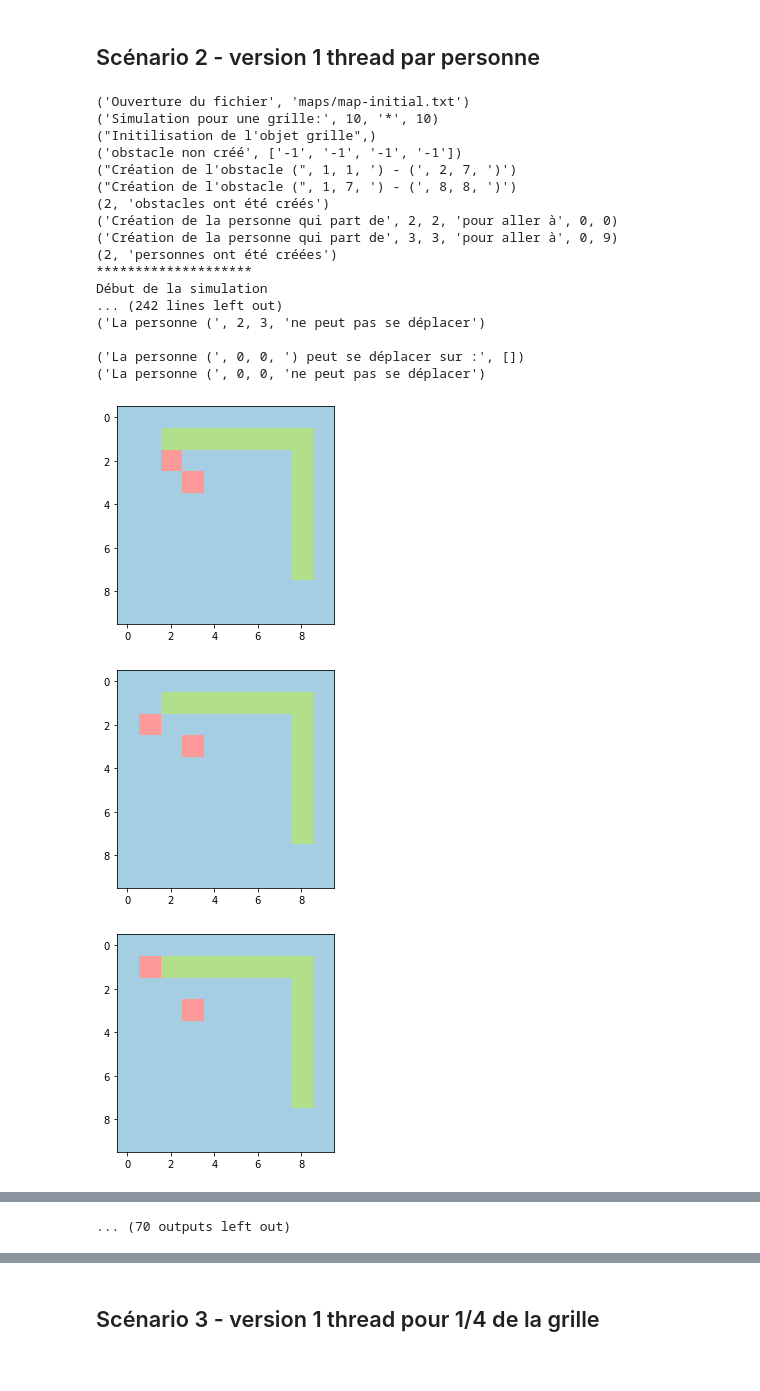
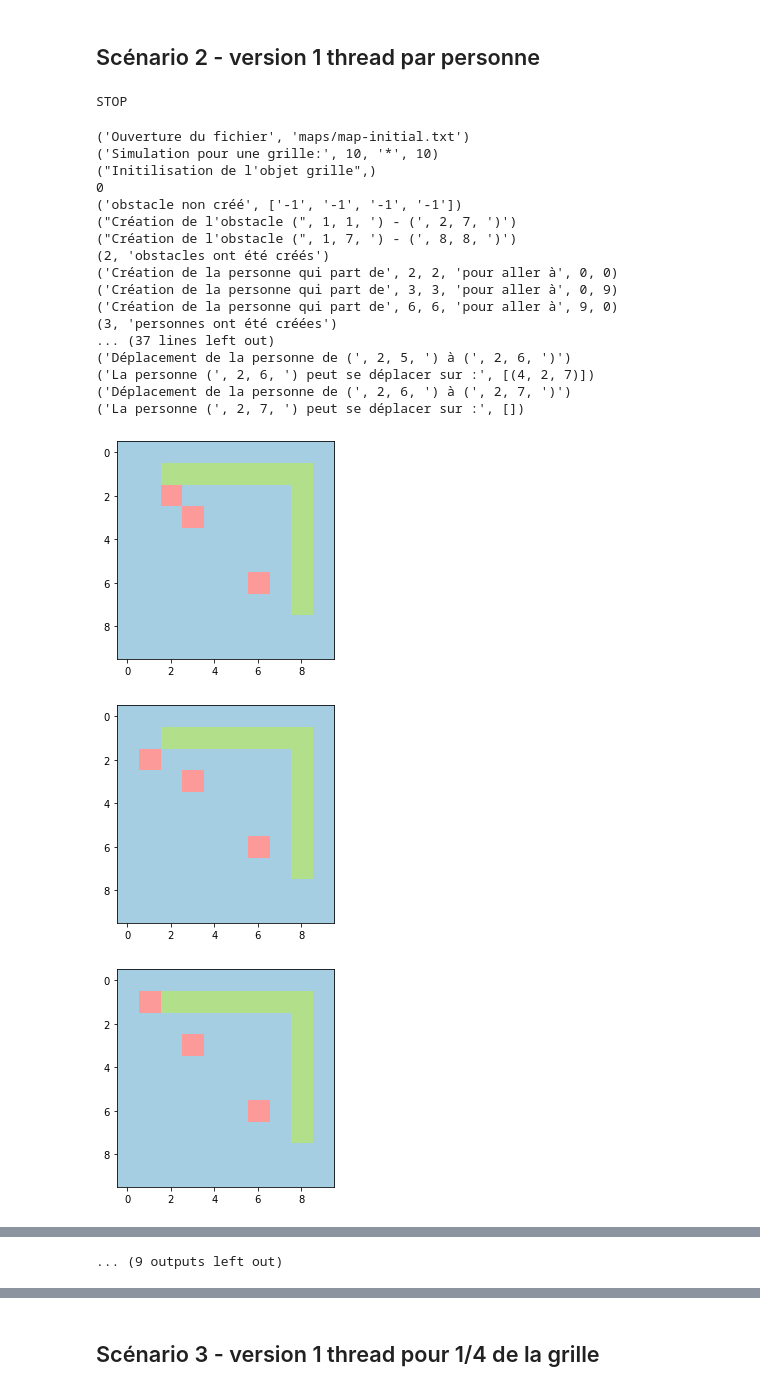
Before and after one commit to kevinushaka/prog-conc, a Jupyter notebook: rendu3_ushakakubwawe_adanlehoussi/rendu 3/simulation_deplacement_foule_etudiant.ipynb, the cells around one changed output, grey strips where cells are left out. Cells and saved outputs as stored; diff of their text form; code cells hidden in the pictures.

```diff
--- a/rendu3_ushakakubwawe_adanlehoussi/rendu 3/simulation_deplacement_foule_etudiant.ipynb
+++ b/rendu3_ushakakubwawe_adanlehoussi/rendu 3/simulation_deplacement_foule_etudiant.ipynb
@@ -1318,30 +1392,42 @@ Votre analyse du scénario 1
 class Grille_2(Grille):
     def __init__(self, Xmax, Ymax, UI, debug):
         Grille.__init__(self,Xmax,Ymax,UI,debug)
+        self.nbPersonneRunning=0
     # Solution imparfaite car une personne peut être bloquée par un obstacle
     def isEveryoneStuck(self):
         nb_pers_immobile=0
         for personne in self.personneList:
             if personne.immobile:
-                nb_pers_immobile+=1 # On compte le nombre de personnes immobile
-            else :
-                debug.affiche("Une personne vient de sortir, il reste", len(self.personneList), "personnes")
-        if nb_pers_immobile==len(self.personneList):
+                nb_pers_immobile+=1
+        if nb_pers_immobile==self.nbPersonneRunning:
             return True
         else:
             return False
+    def left(self):
+        self.nbPersonneRunning-=1
+
     def Simulation(self,debug):
+        self.nbPersonneRunning=len(self.personneList)
         if debug.debug or self.UI==affichage.OpenCV:
             self.mapList.append(copy.copy(self.map))
         if self.UI==affichage.OpenCV:
             cv2.imshow("img", createImage(self.map))
             cv2.waitKey(500)
 
+        lock=Lock()
+
         for personne in self.personneList:
+            personne.lock=lock
             personne.start()
+
 
         for personne in self.personneList:
             personne.join()
 
+        if grid.UI==affichage.OpenCV:
+            cv2.imshow("img", createImage(grid.map))
+            cv2.waitKey(500)
+
+
         if self.UI==affichage.OpenCV:
             cv2.destroyAllWindows()
@@ -1417,38 +1434,42 @@ class Personne_2(Personne,Thread):
+# %%
+print('STOP')
+# %% [output]
+STOP
 # %%
 ''' code du scénario 1 - vous pouvez utiliser plusieurs cellule '''
 
 debug = Debug(True)
 
 file = open_file(petite_grille, debug)  # On ouvre le fichier
 X, Y = read_grid_size(file, debug) # On lit la taille
 grid = Grille_2(X, Y, affichage.Aucun, debug)     # On créée l'objet grille
 read_obstacles(file, grid, Obstacle, debug)  # On lit et positionne les obstacles
-read_personnes(file, grid, Personne_2, 2, debug) # On lit et positionne une seule personne
+read_personnes(file, grid, Personne_2, 3, debug) # On lit et positionne une seule personne
 print("*"*20)
 print("Début de la simulation")
 grid.Simulation(debug)
 
 for img in grid.mapList:
     plt.imshow(img, cmap='Paired', vmin=0, vmax=5)
     plt.show()
 # %% [output]
 ('Ouverture du fichier', 'maps/map-initial.txt')
 ('Simulation pour une grille:', 10, '*', 10)
 ("Initilisation de l'objet grille",)
+0
 ('obstacle non créé', ['-1', '-1', '-1', '-1'])
 ("Création de l'obstacle (", 1, 1, ') - (', 2, 7, ')')
 ("Création de l'obstacle (", 1, 7, ') - (', 8, 8, ')')
 (2, 'obstacles ont été créés')
 ('Création de la personne qui part de', 2, 2, 'pour aller à', 0, 0)
 ('Création de la personne qui part de', 3, 3, 'pour aller à', 0, 9)
-(2, 'personnes ont été créées')
-********************
-Début de la simulation
-... (242 lines left out)
-('La personne (', 2, 3, 'ne peut pas se déplacer')
-
-('La personne (', 0, 0, ') peut se déplacer sur :', [])
-('La personne (', 0, 0, 'ne peut pas se déplacer')
+('Création de la personne qui part de', 6, 6, 'pour aller à', 9, 0)
+(3, 'personnes ont été créées')
+... (37 lines left out)
+('Déplacement de la personne de (', 2, 5, ') à (', 2, 6, ')')
+('La personne (', 2, 6, ') peut se déplacer sur :', [(4, 2, 7)])
+('Déplacement de la personne de (', 2, 6, ') à (', 2, 7, ')')
+('La personne (', 2, 7, ') peut se déplacer sur :', [])
-[figure, old version]
+[figure, new version]
-[figure, old version]
+[figure, new version]
-[figure, old version]
+[figure, new version]
@@ -1463 +1484 @@ Début de la simulation
-... (70 outputs left out)
+... (9 outputs left out)
```
Also changed, not shown: parts of 7 cells of this notebook, 1 other file.
